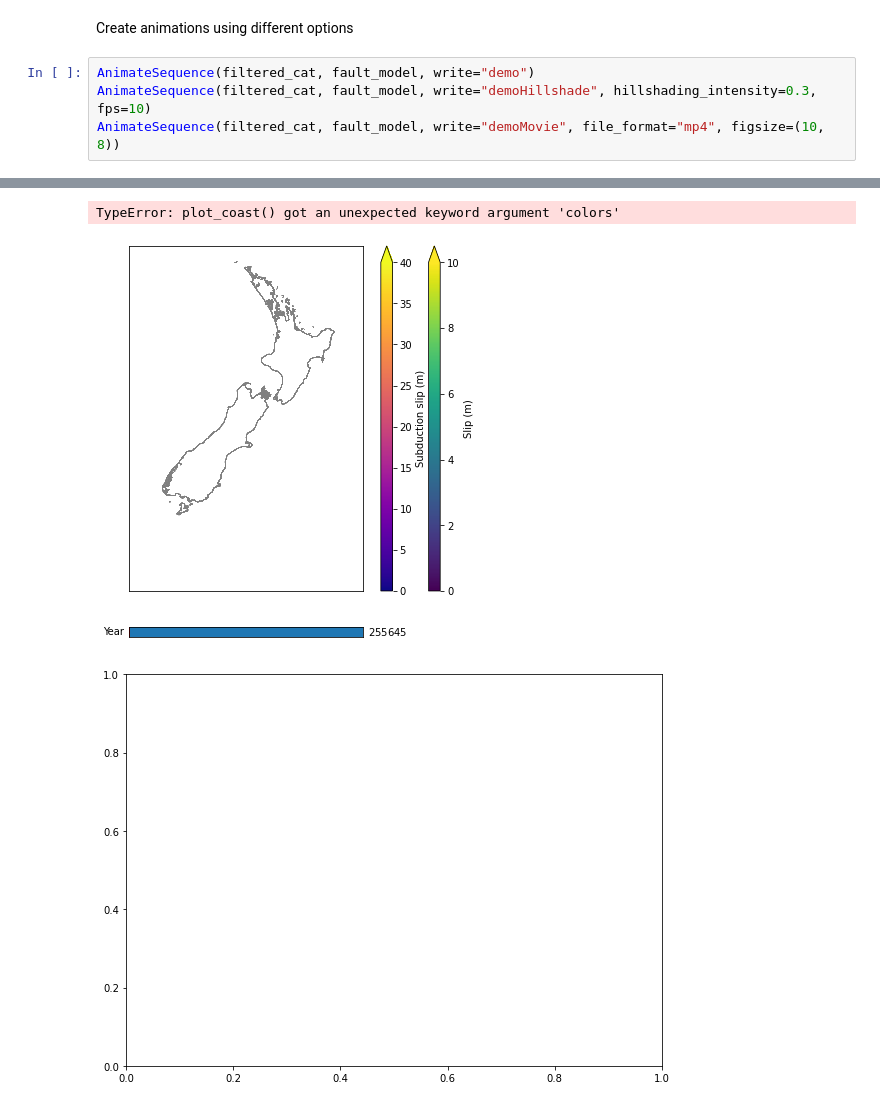
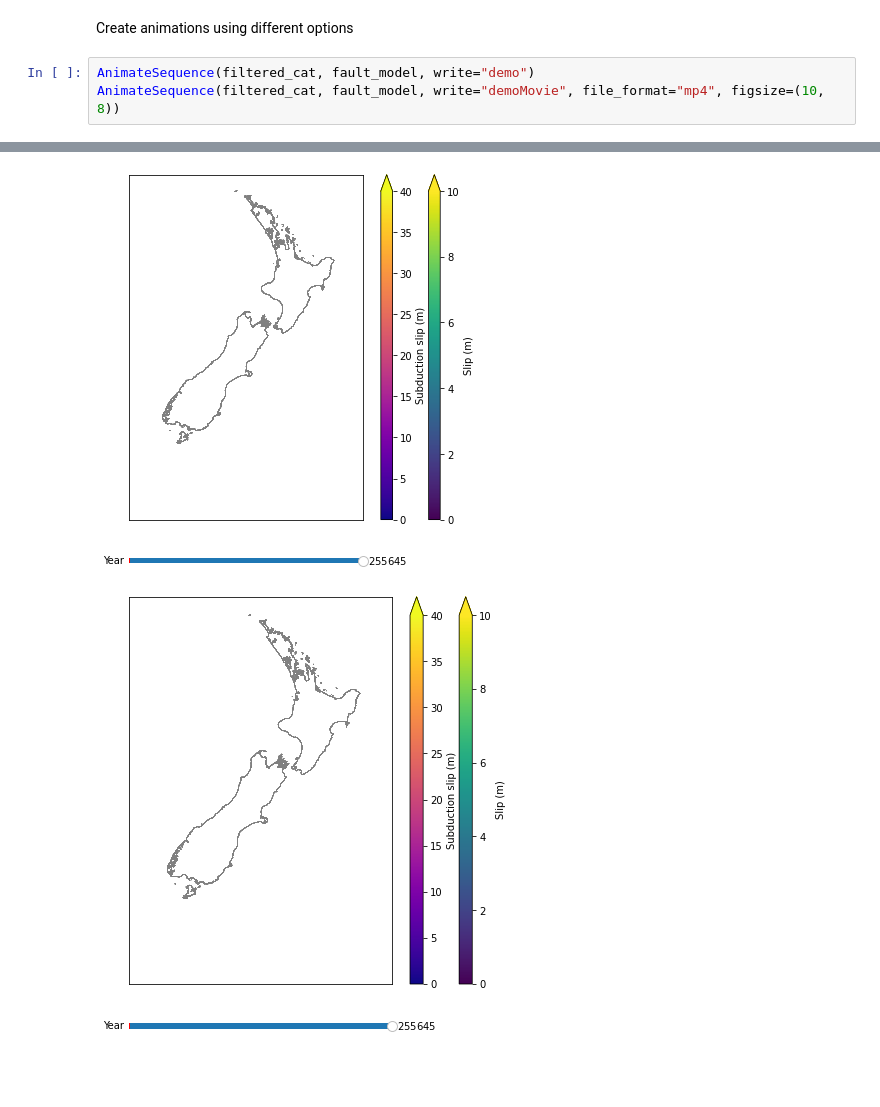
Before and after one commit to uc-eqgeo/rsqsim-python-tools, a Jupyter notebook: examples/rsqsim_api/visualization/plot_anim.ipynb, the cells around one changed output, grey strips where cells are left out. Saved outputs shown, nothing was run; the diff lists cells and outputs as text; blank space fills up the shorter version.

```diff
--- a/examples/rsqsim_api/visualization/plot_anim.ipynb
+++ b/examples/rsqsim_api/visualization/plot_anim.ipynb
@@ -27,7 +27,6 @@ filtered_cat = whole_catalogue.filter_whole_catalogue(
 Create animations using different options
 # %%
 AnimateSequence(filtered_cat, fault_model, write="demo")
-AnimateSequence(filtered_cat, fault_model, write="demoHillshade", hillshading_intensity=0.3, fps=10)
 AnimateSequence(filtered_cat, fault_model, write="demoMovie", file_format="mp4", figsize=(10, 8))
 # %% [output]
 Plotting: 1/81
@@ -46,7 +45,6 @@ Plotting: 12/81
 Plotting: 78/81
 Plotting: 79/81
 Plotting: 80/81
 Plotting: 81/81
-TypeError: plot_coast() got an unexpected keyword argument 'colors'
-[figure, old version]
+[figure, new version]
-[figure, old version]
+[figure, new version]
```
Also changed, not shown: parts of 3 cells of this notebook, 3 other files.
